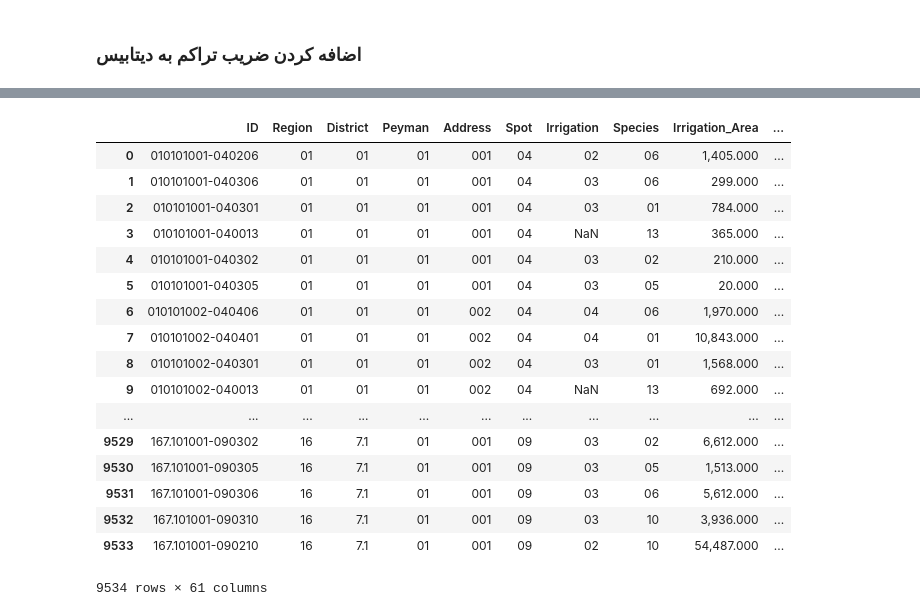
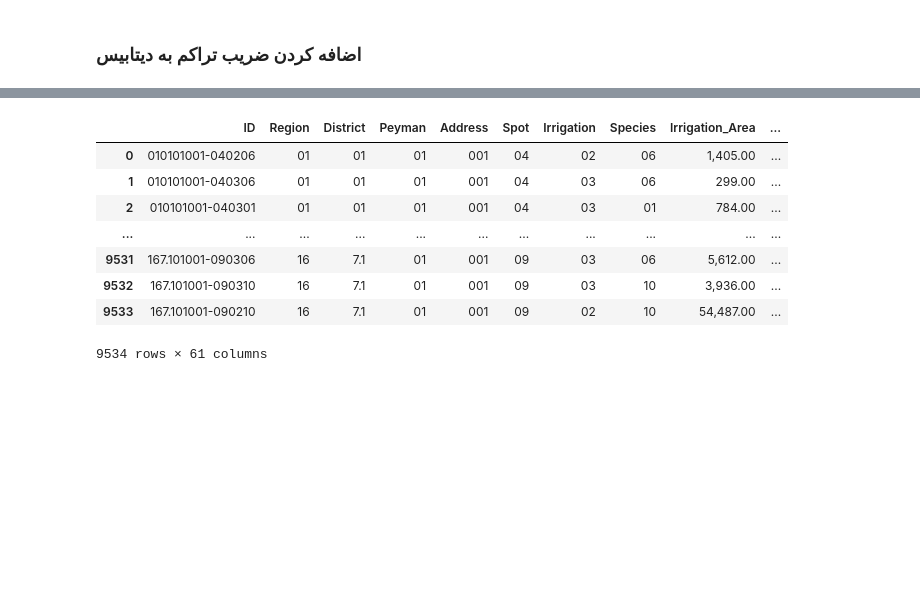
Before and after one commit to shirazipooya/HydroTechOLDDDDDD, a Jupyter notebook: Code/Python/Prepare_Data.ipynb, the cells around one changed output, grey strips where cells are left out. Cells and saved outputs as stored; diff of their text form; code cells hidden in the pictures; blank space fills up the shorter version.

```diff
--- a/Code/Python/Prepare_Data.ipynb
+++ b/Code/Python/Prepare_Data.ipynb
@@ -1313,4 +1253,5 @@ tmp
 # %%
-tmp1 = tmp.groupby(by=['Region', 'District', 'Peyman', 'Address', 'Irrigation'])['Irrigation_Area'].sum().reset_index().rename(columns={'Irrigation_Area' : 'SubIrrigation_Area'})
-tmp = tmp >> left_join(tmp1, on=['Region', 'District', 'Peyman', 'Address', 'Irrigation'])
-tmp
+tmp1 = data.groupby(by=['Region', 'District', 'Peyman', 'Address', 'Irrigation'])['Irrigation_Area']
+tmp1 = tmp1.sum().reset_index().rename(columns={'Irrigation_Area' : 'SubIrrigation_Area'})
+
+data = data >> left_join(tmp1, on=['Region', 'District', 'Peyman', 'Address', 'Irrigation'])
@@ -1370,5 +1271,6 @@ tmp
 # %%
-tmp1 = tmp.groupby(by=['Region', 'District', 'Peyman', 'Address', 'Irrigation'])['Ksp_M01', 'Ksp_M02', 'Ksp_M03', 'Ksp_M04', 'Ksp_M05', 'Ksp_M06', 'Ksp_M07', 'Ksp_M08', 'Ksp_M09', 'Ksp_M10', 'Ksp_M11', 'Ksp_M12'].sum().reset_index()
+tmp1 = data.groupby(by=['Region', 'District', 'Peyman', 'Address', 'Irrigation'])['Ksp_M01', 'Ksp_M02', 'Ksp_M03', 'Ksp_M04', 'Ksp_M05', 'Ksp_M06', 'Ksp_M07', 'Ksp_M08', 'Ksp_M09', 'Ksp_M10', 'Ksp_M11', 'Ksp_M12'].sum().reset_index()
+
 tmp1 = tmp1.rename(columns={
     'Ksp_M01' : 'Ksp_M01_Sum_SubIrigation',
     'Ksp_M02' : 'Ksp_M02_Sum_SubIrigation',
@@ -1384,6 +1286,4 @@ tmp1 = tmp1.rename(columns={
     'Ksp_M12' : 'Ksp_M12_Sum_SubIrigation'
 })
 
-tmp = tmp >> left_join(tmp1, on=['Region', 'District', 'Peyman', 'Address', 'Irrigation'])
-tmp
-#
+data = data >> left_join(tmp1, on=['Region', 'District', 'Peyman', 'Address', 'Irrigation'])
@@ -1422,24 +1303,15 @@ tmp = tmp >> define(KL_M12 = 'Ksp_M12_Sum_SubIrigation * Kmc * Kd')
-# %%
-tmp
-# %% [output]
-|  | ID | Region | District | Peyman | Address | Spot | Irrigation | Species | Irrigation_Area | ... |
-| 0 | 010101001-040206 | 01 | 01 | 01 | 001 | 04 | 02 | 06 | 1,405.000 | ... |
-| 1 | 010101001-040306 | 01 | 01 | 01 | 001 | 04 | 03 | 06 | 299.000 | ... |
-| 2 | 010101001-040301 | 01 | 01 | 01 | 001 | 04 | 03 | 01 | 784.000 | ... |
-| 3 | 010101001-040013 | 01 | 01 | 01 | 001 | 04 | NaN | 13 | 365.000 | ... |
-| 4 | 010101001-040302 | 01 | 01 | 01 | 001 | 04 | 03 | 02 | 210.000 | ... |
-| 5 | 010101001-040305 | 01 | 01 | 01 | 001 | 04 | 03 | 05 | 20.000 | ... |
-| 6 | 010101002-040406 | 01 | 01 | 01 | 002 | 04 | 04 | 06 | 1,970.000 | ... |
-| 7 | 010101002-040401 | 01 | 01 | 01 | 002 | 04 | 04 | 01 | 10,843.000 | ... |
-| 8 | 010101002-040301 | 01 | 01 | 01 | 002 | 04 | 03 | 01 | 1,568.000 | ... |
-| 9 | 010101002-040013 | 01 | 01 | 01 | 002 | 04 | NaN | 13 | 692.000 | ... |
-| ... | ... | ... | ... | ... | ... | ... | ... | ... | ... | ... |
-| 9529 | 167.101001-090302 | 16 | 7.1 | 01 | 001 | 09 | 03 | 02 | 6,612.000 | ... |
-| 9530 | 167.101001-090305 | 16 | 7.1 | 01 | 001 | 09 | 03 | 05 | 1,513.000 | ... |
-| 9531 | 167.101001-090306 | 16 | 7.1 | 01 | 001 | 09 | 03 | 06 | 5,612.000 | ... |
-| 9532 | 167.101001-090310 | 16 | 7.1 | 01 | 001 | 09 | 03 | 10 | 3,936.000 | ... |
-| 9533 | 167.101001-090210 | 16 | 7.1 | 01 | 001 | 09 | 02 | 10 | 54,487.000 | ... |
-9534 rows × 61 columns
+# %%
+data
+# %% [output]
+|  | ID | Region | District | Peyman | Address | Spot | Irrigation | Species | Irrigation_Area | ... |
+| 0 | 010101001-040206 | 01 | 01 | 01 | 001 | 04 | 02 | 06 | 1,405.00 | ... |
+| 1 | 010101001-040306 | 01 | 01 | 01 | 001 | 04 | 03 | 06 | 299.00 | ... |
+| 2 | 010101001-040301 | 01 | 01 | 01 | 001 | 04 | 03 | 01 | 784.00 | ... |
+| ... | ... | ... | ... | ... | ... | ... | ... | ... | ... | ... |
+| 9531 | 167.101001-090306 | 16 | 7.1 | 01 | 001 | 09 | 03 | 06 | 5,612.00 | ... |
+| 9532 | 167.101001-090310 | 16 | 7.1 | 01 | 001 | 09 | 03 | 10 | 3,936.00 | ... |
+| 9533 | 167.101001-090210 | 16 | 7.1 | 01 | 001 | 09 | 02 | 10 | 54,487.00 | ... |
+9534 rows × 61 columns
 # %%
 ETL_Info = {
     'Number_Day' : [31, 31, 31, 31, 31, 31, 30, 30, 30, 30, 30, 29],
```
Also changed, not shown: parts of 29 cells of this notebook.
